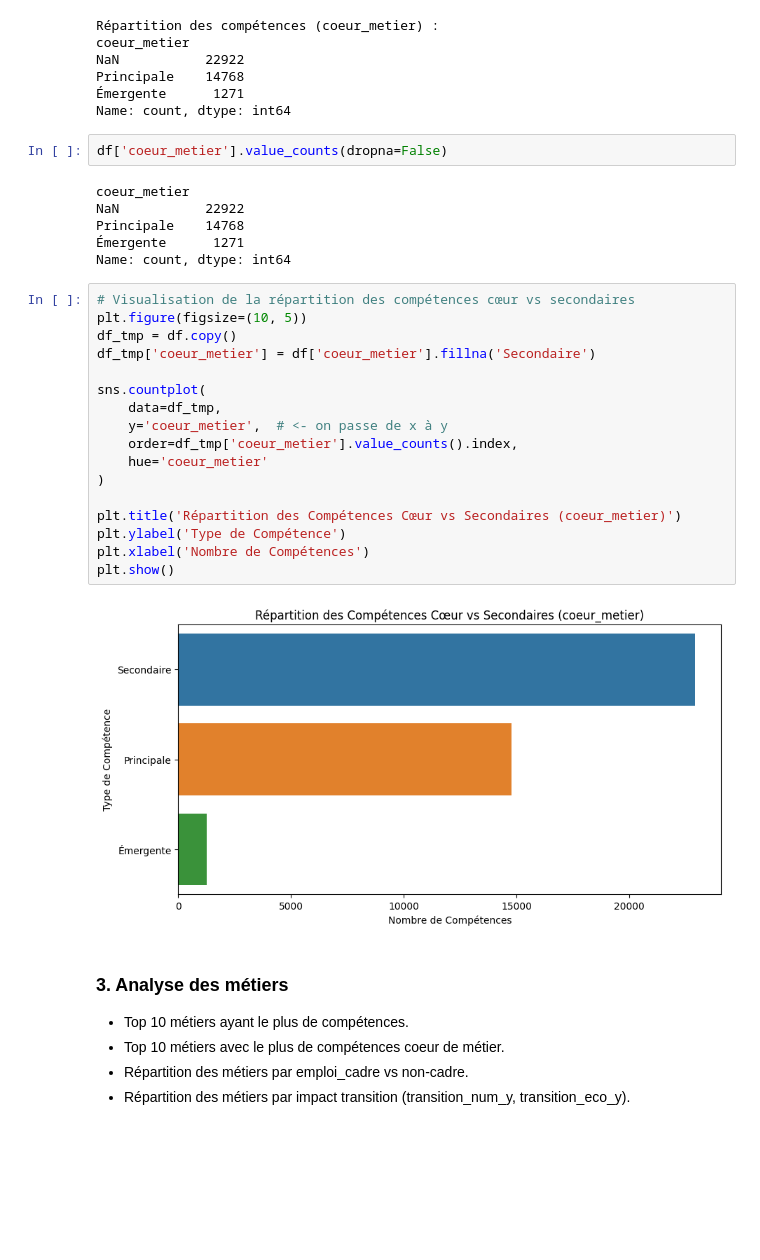
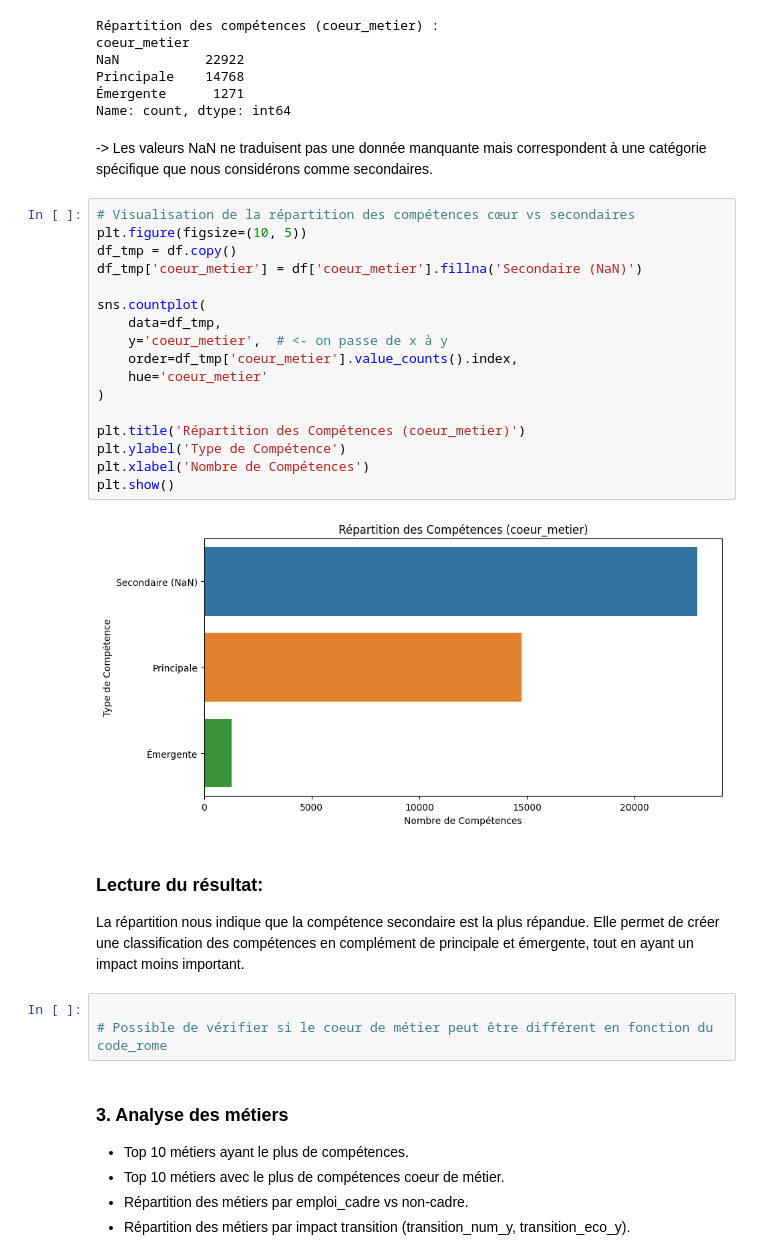
Before and after one commit to salphonse/Radar-Metier, a Jupyter notebook: script/ML/ML - EDA.ipynb, the cells around one changed output. Drawn from its saved outputs; the diff is of its cells as text; blank space fills up the shorter version.

```diff
--- a/script/ML/ML - EDA.ipynb
+++ b/script/ML/ML - EDA.ipynb
@@ -610,33 +658,33 @@ NaN           22922
 Principale    14768
 Émergente      1271
 Name: count, dtype: int64
-# %%
-df['coeur_metier'].value_counts(dropna=False)
-# %% [output]
-coeur_metier
-NaN           22922
-Principale    14768
-Émergente      1271
-Name: count, dtype: int64
+# %% [markdown]
+-> Les valeurs NaN ne traduisent pas une donnée manquante mais correspondent à une catégorie spécifique que nous considérons comme secondaires.
 # %%
 # Visualisation de la répartition des compétences cœur vs secondaires
 plt.figure(figsize=(10, 5))
 df_tmp = df.copy()
-df_tmp['coeur_metier'] = df['coeur_metier'].fillna('Secondaire')
+df_tmp['coeur_metier'] = df['coeur_metier'].fillna('Secondaire (NaN)')
 
 sns.countplot(
     data=df_tmp,
     y='coeur_metier',  # <- on passe de x à y
     order=df_tmp['coeur_metier'].value_counts().index,
     hue='coeur_metier'
 )
 
-plt.title('Répartition des Compétences Cœur vs Secondaires (coeur_metier)')
+plt.title('Répartition des Compétences (coeur_metier)')
 plt.ylabel('Type de Compétence')
 plt.xlabel('Nombre de Compétences')
 plt.show()
 # %% [output]
-[figure, old version]
+[figure, new version]
+# %% [markdown]
+### Lecture du résultat:
+La répartition nous indique que la compétence secondaire est la plus répandue. Elle permet de créer une classification des compétences en complément de principale et émergente, tout en ayant un impact moins important.
+# %%
+
+# Possible de vérifier si le coeur de métier peut être différent en fonction du code_rome
 # %% [markdown]
 ### 3. Analyse des métiers
  - Top 10 métiers ayant le plus de compétences.
```
Also changed, not shown: parts of 40 cells of this notebook.
